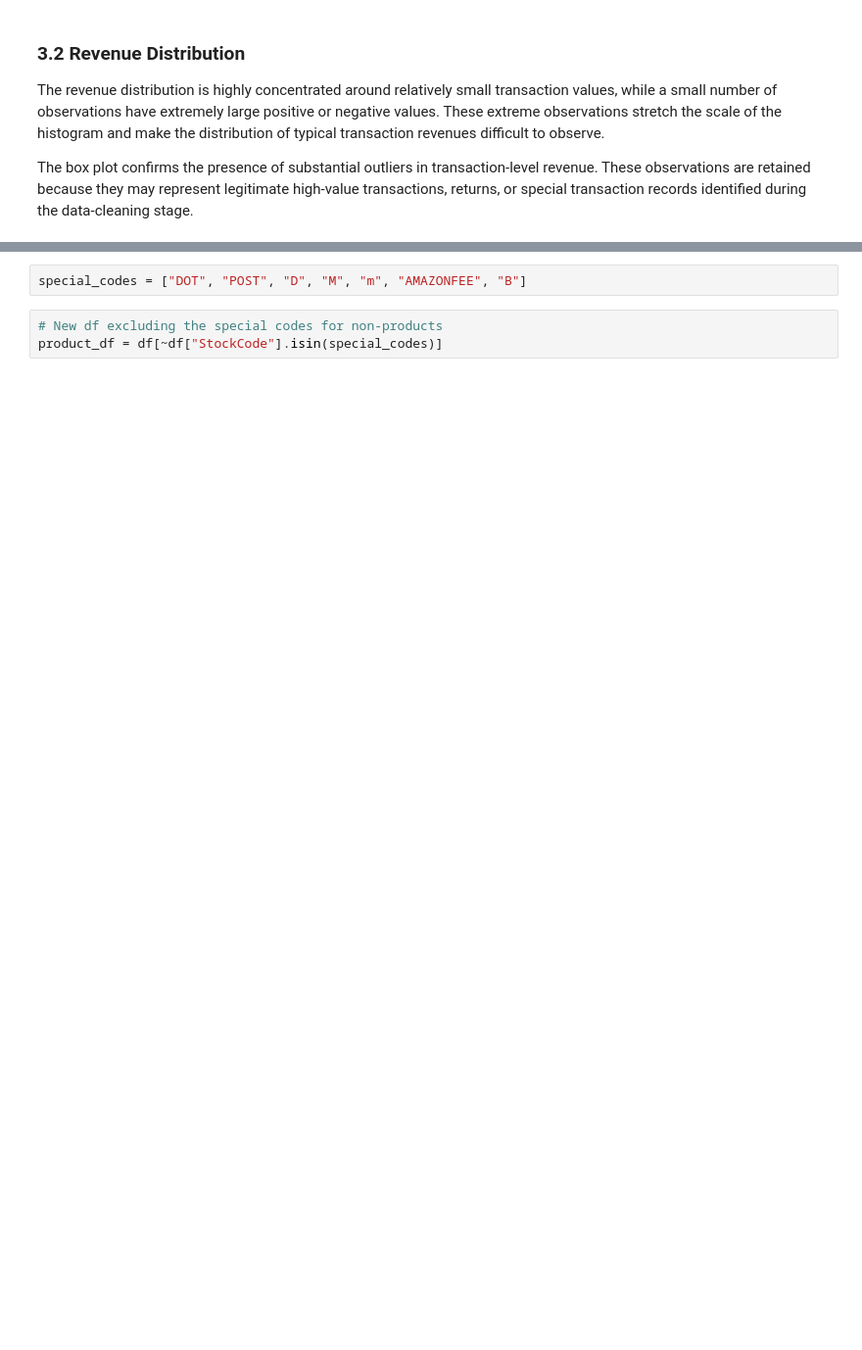
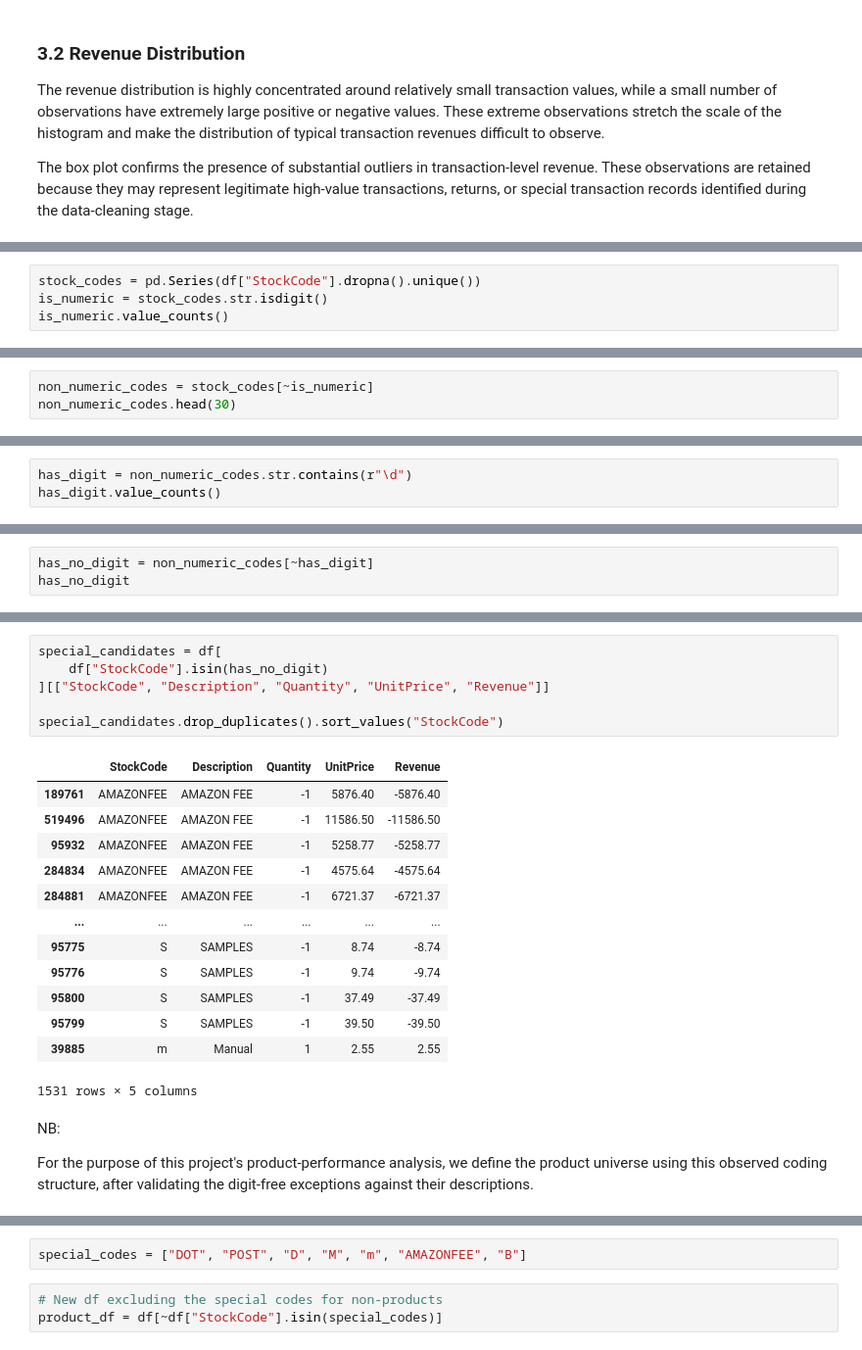
Before and after one commit to emanbrl/ecommerce-sales-customer-analysis, a Jupyter notebook: notebooks/03_EDA.ipynb, the cells around one changed output, grey strips where cells are left out. Shown at 98% size. Cells and saved outputs as stored; diff of their text form; blank space fills up the shorter version.

Commit message:
Define product universe for EDA

```diff
--- a/notebooks/03_EDA.ipynb
+++ b/notebooks/03_EDA.ipynb
@@ -185,0 +399,4 @@ top_products = product_revenue.nlargest(20)
+# %%
+stock_codes = pd.Series(df["StockCode"].dropna().unique())
+is_numeric = stock_codes.str.isdigit()
+is_numeric.value_counts()
@@ -185,0 +407,3 @@ top_products = product_revenue.nlargest(20)
+# %%
+non_numeric_codes = stock_codes[~is_numeric]
+non_numeric_codes.head(30)
@@ -185,0 +441,3 @@ top_products = product_revenue.nlargest(20)
+# %%
+has_digit = non_numeric_codes.str.contains(r"\d")
+has_digit.value_counts()
@@ -185,0 +448,3 @@ top_products = product_revenue.nlargest(20)
+# %%
+has_no_digit = non_numeric_codes[~has_digit]
+has_no_digit
@@ -185,0 +466,24 @@ top_products = product_revenue.nlargest(20)
+# %%
+special_candidates = df[
+    df["StockCode"].isin(has_no_digit)
+][["StockCode", "Description", "Quantity", "UnitPrice", "Revenue"]]
+
+special_candidates.drop_duplicates().sort_values("StockCode")
+# %% [output]
+|  | StockCode | Description | Quantity | UnitPrice | Revenue |
+| 189761 | AMAZONFEE | AMAZON FEE | -1 | 5876.40 | -5876.40 |
+| 519496 | AMAZONFEE | AMAZON FEE | -1 | 11586.50 | -11586.50 |
+| 95932 | AMAZONFEE | AMAZON FEE | -1 | 5258.77 | -5258.77 |
+| 284834 | AMAZONFEE | AMAZON FEE | -1 | 4575.64 | -4575.64 |
+| 284881 | AMAZONFEE | AMAZON FEE | -1 | 6721.37 | -6721.37 |
+| ... | ... | ... | ... | ... | ... |
+| 95775 | S | SAMPLES | -1 | 8.74 | -8.74 |
+| 95776 | S | SAMPLES | -1 | 9.74 | -9.74 |
+| 95800 | S | SAMPLES | -1 | 37.49 | -37.49 |
+| 95799 | S | SAMPLES | -1 | 39.50 | -39.50 |
+| 39885 | m | Manual | 1 | 2.55 | 2.55 |
+1531 rows × 5 columns
+# %% [markdown]
+NB:
+
+For the purpose of this project's product-performance analysis, we define the product universe using this observed coding structure, after validating the digit-free exceptions against their descriptions.
```
Also changed, not shown: parts of 57 cells of this notebook.
